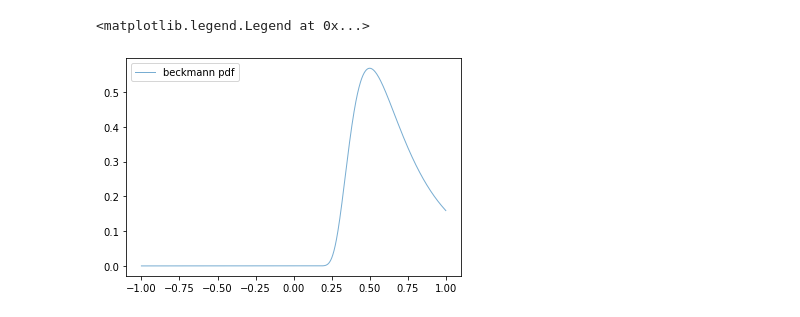
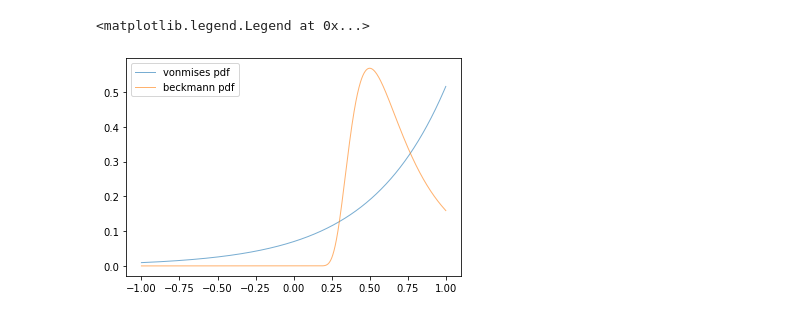
Before and after one commit to daseyb/tungsten, a Jupyter notebook: data/microfacet/ndf.ipynb, the cells around one changed output. Drawn from its saved outputs; the diff is of its cells as text; code cells hidden in the pictures.

Commit message:
plotting is hard

```diff
--- a/data/microfacet/ndf.ipynb
+++ b/data/microfacet/ndf.ipynb
@@ -125,23 +157,22 @@ np.savetxt("normals-0-surface-smoother.csv", normals, delimiter=",")
 # %%
-
-import scipy.stats as st
 
 
 
-kappa = 10
+
+kappa = 2
 
 u = np.linspace(-1, 1, 1000)
-#pdf = st.vonmises.pdf(theta, kappa)
+pdf = st.vonmises.pdf(np.arccos(u), kappa)
 
 b = beckmann(np.arccos(u), 1.41421)
 
 #z = np.cos(theta)
 #pdf = pdf * np.sin(theta)
 
 
-#plt.plot(z, pdf, lw=1, alpha=0.6, label='vonmises pdf')
+plt.plot(u, pdf, lw=1, alpha=0.6, label='vonmises pdf')
 plt.plot(u, b, lw=1, alpha=0.6, label='beckmann pdf')
 plt.legend()
 # %% [output]
 <matplotlib.legend.Legend at 0x...>
-[figure, old version]
+[figure, new version]
```
Also changed, not shown: parts of 3 cells of this notebook, 2 other files.
